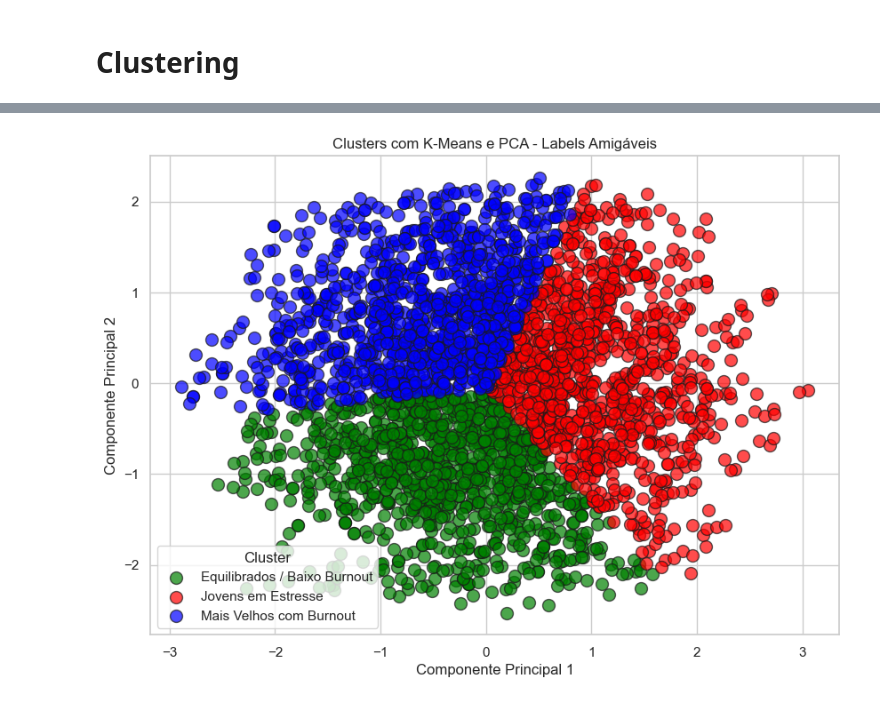
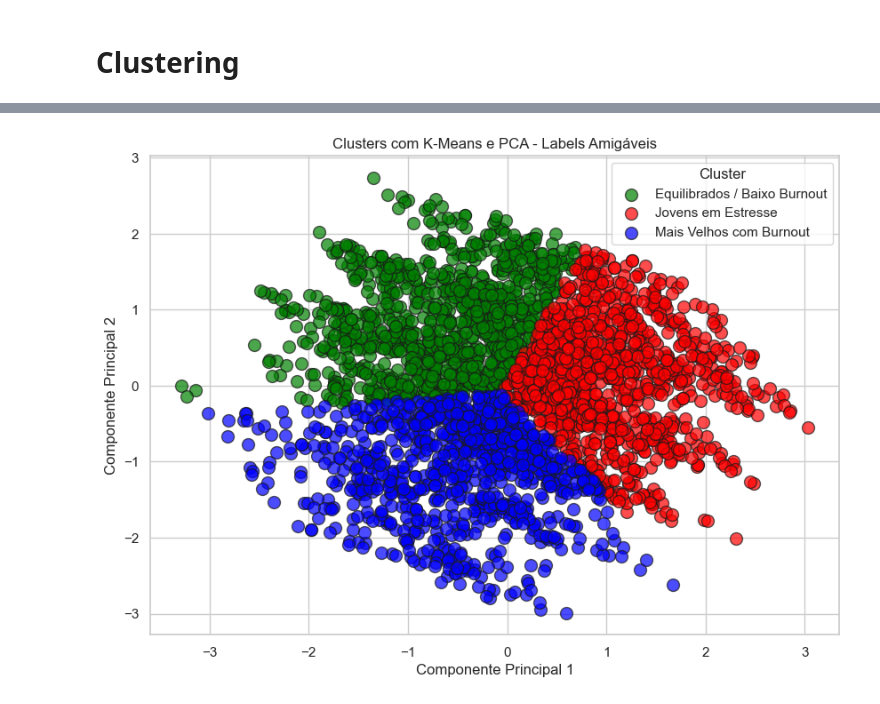
Before and after one commit to FlaviaCosta1037/mental-health-at-work, a Jupyter notebook: main.ipynb, the cells around one changed output, grey strips where cells are left out. Drawn from its saved outputs; the diff is of its cells as text; code cells hidden in the pictures.

```diff
--- a/main.ipynb
+++ b/main.ipynb
@@ -98,3 +111,5 @@ array(['High', 'Medium', 'Low'], dtype=object)
+# %%
+df['Mental_Health_Status_Num'] = df['Mental_Health_Status'].notna().astype(int)
 # %%
 category = ['Gender', 'Region', 'Industry',
                'Work_Arrangement', 'Mental_Health_Status',
@@ -259,5 +306,5 @@ cluster
 # %%
-X = df[['Age', 'Hours_Per_Week', 'Burnout_Level_Num','Work_Life_Balance_Score']]
+X = df[['Age', 'Hours_Per_Week', 'Burnout_Level_Num','Work_Life_Balance_Score','Mental_Health_Status_Num']]
 
 scaler = StandardScaler()
 X_scaled = scaler.fit_transform(X)
@@ -276,34 +323,34 @@ labels_clusters = {
 
 cluster_names = np.array([labels_clusters[c] for c in clusters])
 
 colors = {
     "Equilibrados / Baixo Burnout": 'green',
     "Jovens em Estresse": 'red',
     "Mais Velhos com Burnout": 'blue'
 }
 
 plt.figure(figsize=(10, 7))
 
 for cluster_label in np.unique(cluster_names):
 
     idx = cluster_names == cluster_label
     plt.scatter(
         X_pca[idx, 0], X_pca[idx, 1],
         c=colors[cluster_label],
         label=cluster_label,
         s=100,
         alpha=0.7,
         edgecolors='k'
     )
 
 plt.title('Clusters com K-Means e PCA - Labels Amigáveis')
 plt.xlabel('Componente Principal 1')
 plt.ylabel('Componente Principal 2')
 plt.legend(title='Cluster')
 plt.grid(True)
 plt.show()
 # %% [output]
-[figure, old version]
+[figure, new version]
 # %%
 df_cluster.groupby('cluster').mean()
 # %% [output]
```
Also changed, not shown: parts of 15 cells of this notebook, 1 other file.
